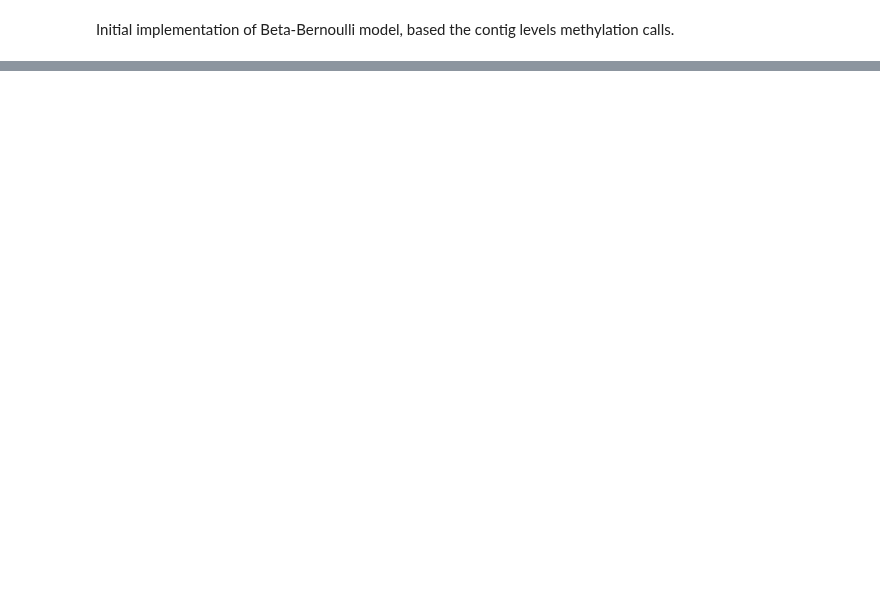
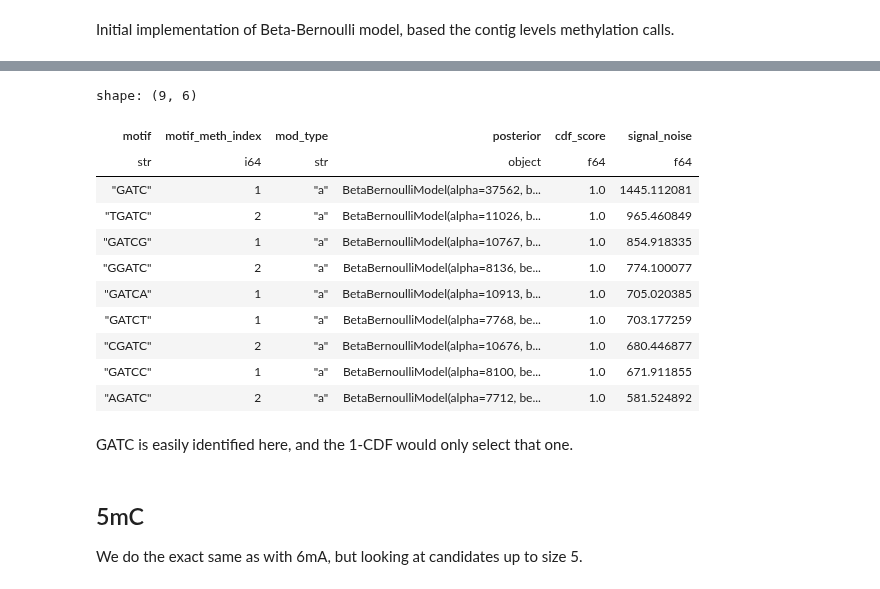
Before and after one commit to MicrobialDarkMatter/nanomotif, a Jupyter notebook: reports/betabernoulli.ipynb, the cells around one changed output, grey strips where cells are left out. Saved outputs shown, nothing was run; the diff lists cells and outputs as text; code cells hidden in the pictures; blank space fills up the shorter version.

```diff
--- a/reports/betabernoulli.ipynb
+++ b/reports/betabernoulli.ipynb
@@ -78,0 +23,6 @@ shape: (6_372, 5)
+# %%
+ecoli_6mA_80p = ecoli.pileup.filter(pl.col("mod_type") == "a").filter(pl.col("fraction_mod") > 0.8)
+
+# Generate random candidates up to size 4 and modification type 6mA (a)
+motif_candidates = nm.candidate.generate_random_candidates(5, "a")
+scored_candidates = nm.evaluate.score_candidates(ecoli_6mA_80p, assembly["contig_3"], motif_candidates)
@@ -78,0 +31,6 @@ shape: (6_372, 5)
+# %%
+scored_candidates = scored_candidates.with_columns(
+    pl.col("posterior").apply(lambda model: 1 - model.cdf(0.5)).alias("cdf_score"),
+    pl.col("posterior").apply(lambda model: model.mean() / model.standard_deviation()).alias("signal_noise"),
+).sort(pl.col("cdf_score"), descending = True)
+scored_candidates
@@ -78,0 +57,21 @@ shape: (6_372, 5)
+# %%
+scored_candidates.filter(pl.col("cdf_score") > 0.01)
+# %% [output]
+shape: (9, 6)
+| motif | motif_meth_index | mod_type | posterior | cdf_score | signal_noise |
+| str | i64 | str | object | f64 | f64 |
+| "GATC" | 1 | "a" | BetaBernoulliModel(alpha=37562, b... | 1.0 | 1445.112081 |
+| "TGATC" | 2 | "a" | BetaBernoulliModel(alpha=11026, b... | 1.0 | 965.460849 |
+| "GATCG" | 1 | "a" | BetaBernoulliModel(alpha=10767, b... | 1.0 | 854.918335 |
+| "GGATC" | 2 | "a" | BetaBernoulliModel(alpha=8136, be... | 1.0 | 774.100077 |
+| "GATCA" | 1 | "a" | BetaBernoulliModel(alpha=10913, b... | 1.0 | 705.020385 |
+| "GATCT" | 1 | "a" | BetaBernoulliModel(alpha=7768, be... | 1.0 | 703.177259 |
+| "CGATC" | 2 | "a" | BetaBernoulliModel(alpha=10676, b... | 1.0 | 680.446877 |
+| "GATCC" | 1 | "a" | BetaBernoulliModel(alpha=8100, be... | 1.0 | 671.911855 |
+| "AGATC" | 2 | "a" | BetaBernoulliModel(alpha=7712, be... | 1.0 | 581.524892 |
+# %% [markdown]
+GATC is easily identified here, and the 1-CDF would only select that one.
+# %% [markdown]
+## 5mC
+
+We do the exact same as with 6mA, but looking at candidates up to size 5.
```
Also changed, not shown: parts of 34 cells of this notebook, 13 other files.
